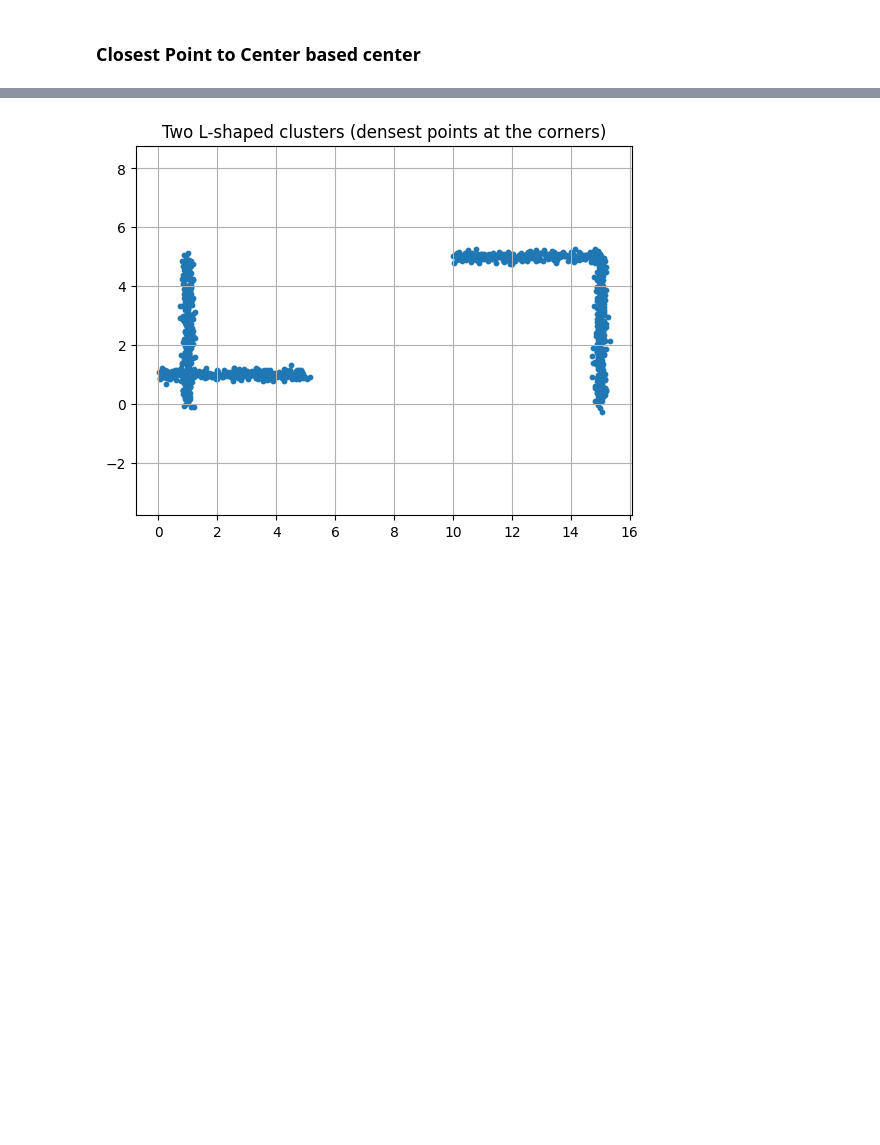
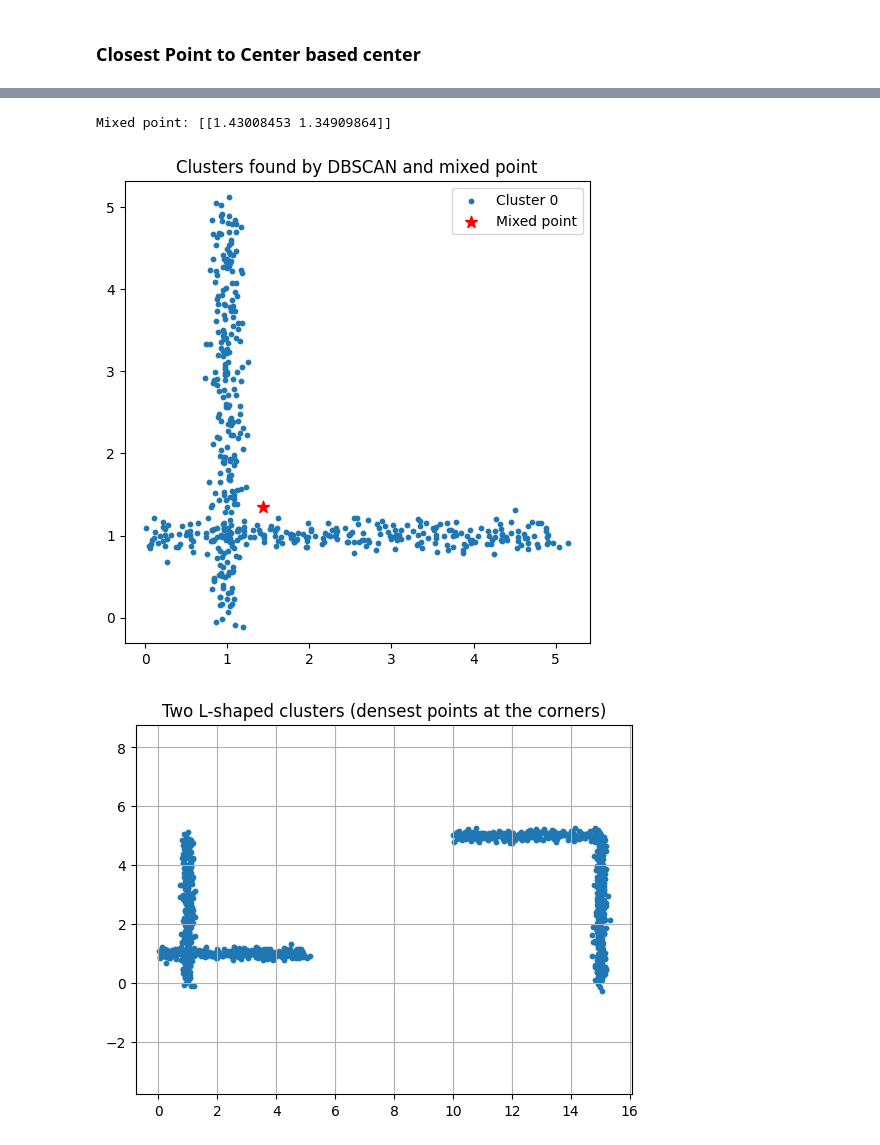
Before and after one commit to UnaiLalana/DAB-SMOTE, a Jupyter notebook: notebooks/SolversAnalysis.ipynb, the cells around one changed output, grey strips where cells are left out. Drawn from its saved outputs; the diff is of its cells as text; code cells hidden in the pictures; blank space fills up the shorter version.

```diff
--- a/notebooks/SolversAnalysis.ipynb
+++ b/notebooks/SolversAnalysis.ipynb
@@ -116,3 +122,10 @@ Closest point: [[1.22706929 1.58988691]]
+# %%
+centre, clusters = dab.get_clustering(X, solver='mixed')
+print(f"Mixed point: {centre}")
+visualize_data(centre, clusters, X, type='mixed')
+# %% [output]
+Mixed point: [[1.43008453 1.34909864]]
+[figure, added]
 # %%
 np.random.seed(42)
 x_h1 = np.linspace(0, 5, 250)
```
Also changed, not shown: parts of 3 cells of this notebook, 3 other files.
